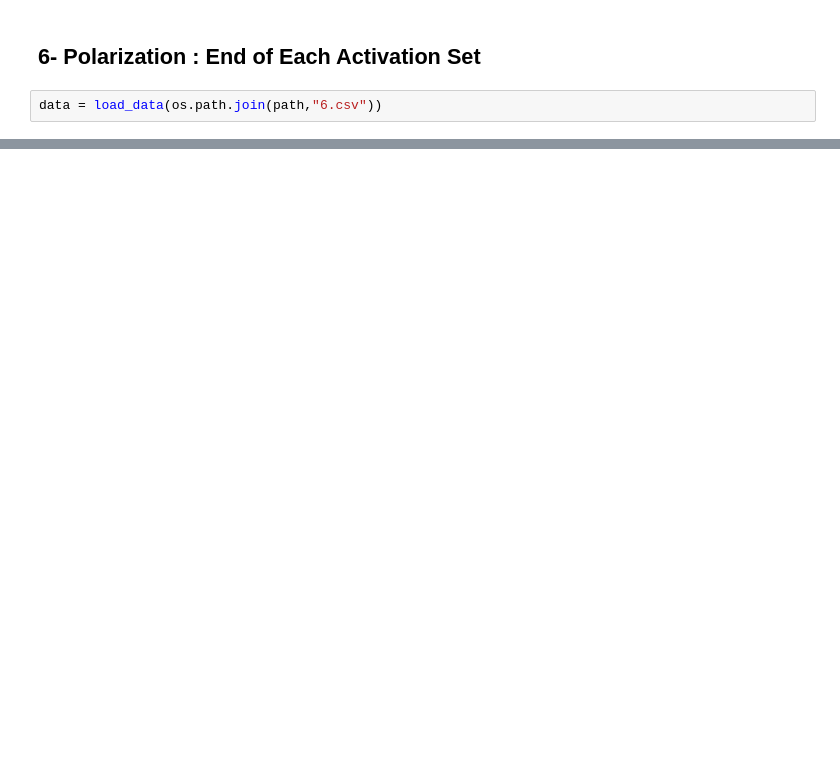
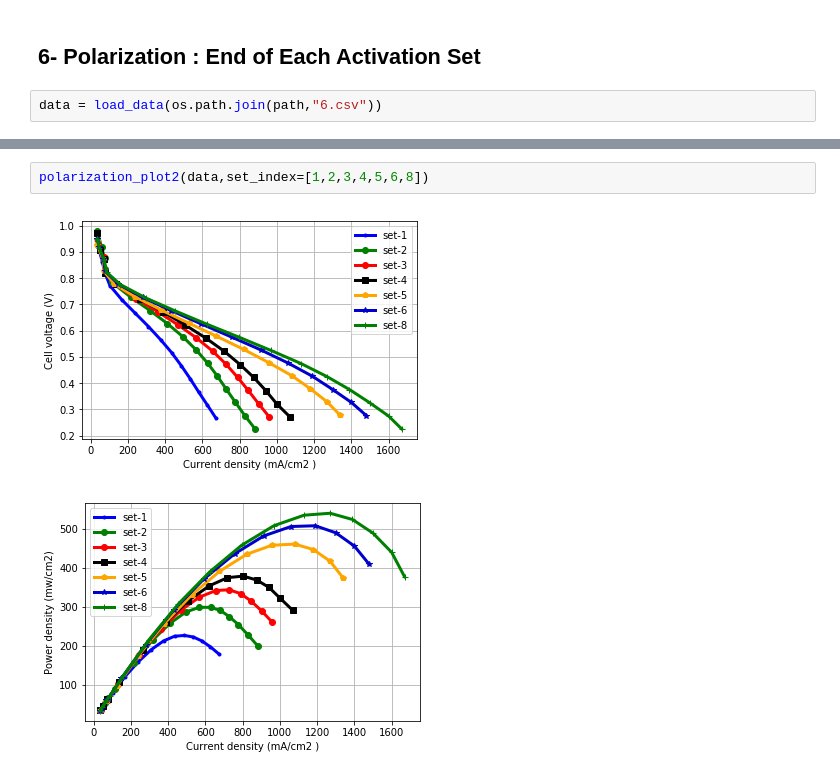
Before and after one commit to ECSIM/pem-dataset1, a Jupyter notebook: Notebooks/Activation Test MEA Constant Current 0.25A.ipynb, the cells around one changed output, grey strips where cells are left out. Saved outputs shown, nothing was run; the diff lists cells and outputs as text; blank space fills up the shorter version.

```diff
--- a/Notebooks/Activation Test MEA Constant Current 0.25A.ipynb
+++ b/Notebooks/Activation Test MEA Constant Current 0.25A.ipynb
@@ -90,0 +91,5 @@ polarization_plot2(data,set_index=2)
+# %%
+polarization_plot2(data,set_index=[1,2,3,4,5,6,8])
+# %% [output]
+[figure, added]
+[figure, added]
```
Also changed, not shown: parts of 13 cells of this notebook, 9 other files.
